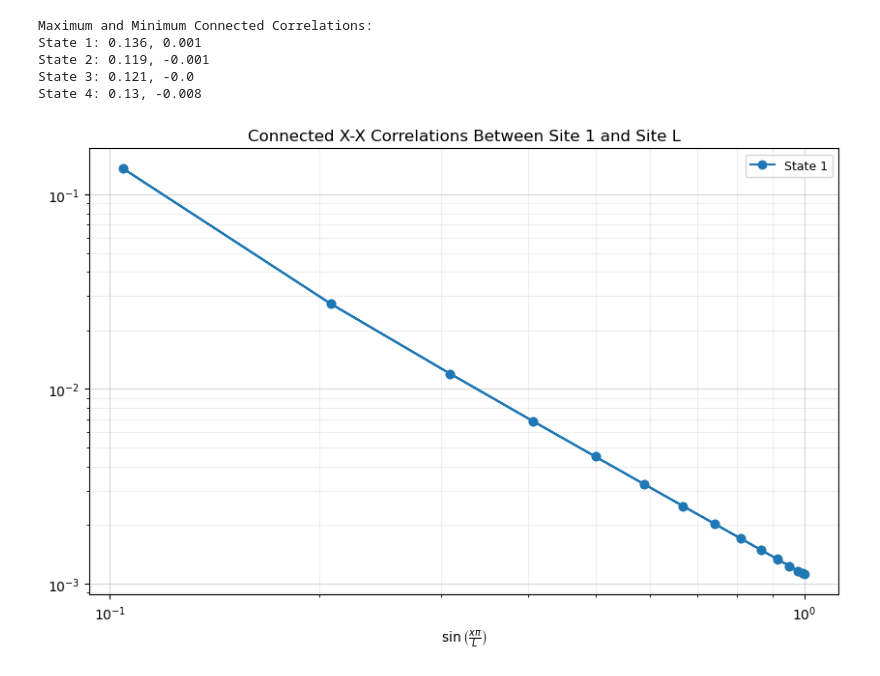
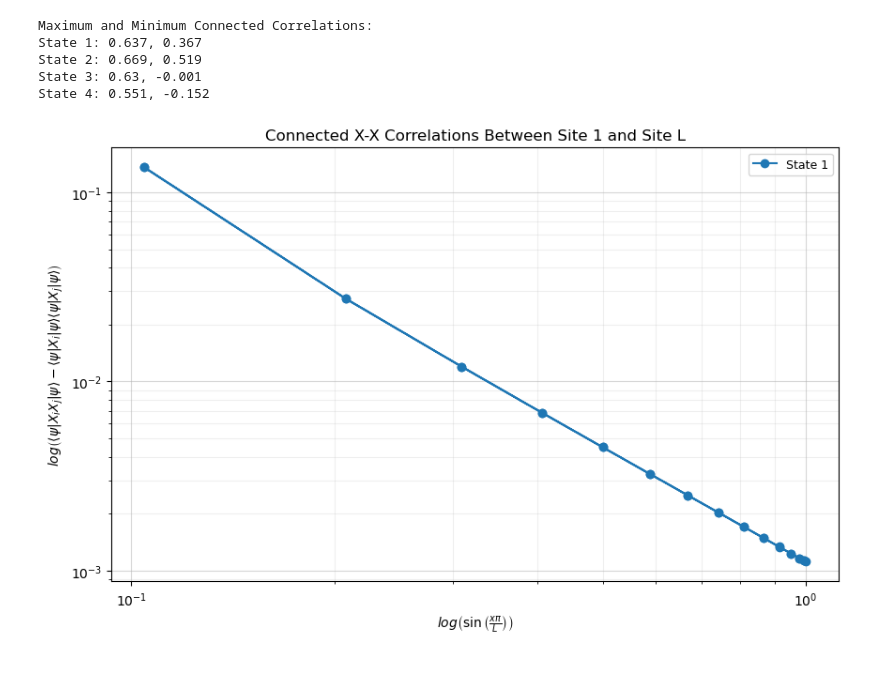
Before and after one commit to wholdhus/majorana_chain_dynamics, a Jupyter notebook: Majorana Chain Dynamics.ipynb, the cells around one changed output. Cells and saved outputs as stored; diff of their text form; code cells hidden in the pictures.

```diff
--- a/Majorana Chain Dynamics.ipynb
+++ b/Majorana Chain Dynamics.ipynb
@@ -159,5 +159,5 @@ After sweep 9 energy=-76.42928643163275  maxlinkdim=27 maxerr=9.99E-09 time=0.11
 # %%
-using PythonPlot
+using PythonPlot, LaTeXStrings
 
 # Clear variables
 ZZC = Vector{Matrix{ComplexF64}}(undef, R)
@@ -171,7 +171,7 @@ end
 
 # Get the real values of correlations
 for i in 1:R
-        real_ZZC[i] = real.(ZZC[i][1, 2:end])
+    real_ZZC[i] = real.(ZZC[i][1, 2:end])
 end
 
 figure(figsize=(10, 6))
@@ -179,12 +179,12 @@ figure(figsize=(10, 6))
 # Plot the Z-Z correlations for ground states
 for i in 1:R
     x[i] = collect(1:length(real_ZZC[i]))
-    plot(x[i], real_ZZC[i], marker="o", linestyle="-", linewidth=1.5,
-        label="State $(sorted_indices[i])")
+    plot(x[i], real_ZZC[i], marker="o", linestyle="-", linewidth=1.5, label="State $(sorted_indices[i])")
 end
 
 legend(fontsize=9)
-xlabel("Site L")
+xlabel(L"L")
+ylabel(L"⟨\psi|Z_iZ_j|\psi⟩")
 title("Z-Z Correlations Between Site 1 and Site L")
 grid(true, which="major", alpha=0.5)
 grid(true, which="minor", alpha=0.2)
@@ -205,5 +205,5 @@ State 4: 0.629, -0.419
 # %%
-using PythonPlot
+using PythonPlot, LaTeXStrings
 
 # Clear variables
 XXC = Vector{Matrix{ComplexF64}}(undef, R)
@@ -225,12 +225,12 @@ figure(figsize=(10, 6))
 # Plot the X-X correlations for ground states
 for i in 1:R
     x[i] = collect(1:length(real_XXC[i]))
-    plot(x[i], real_XXC[i], marker="o", linestyle="-", linewidth=1.5,
-        label="State $(sorted_indices[i])")
+    plot(x[i], real_XXC[i], marker="o", linestyle="-", linewidth=1.5, label="State $(sorted_indices[i])")
 end
 
 legend(fontsize=9)
-xlabel("Site L")
+xlabel(L"L")
+ylabel(L"⟨\psi|X_iX_j|\psi⟩")
 title("X-X Correlations Between Site 1 and Site L")
 grid(true, which="major", alpha=0.5)
 grid(true, which="minor", alpha=0.2)
@@ -351,42 +351,42 @@ for i in 1:R
 end
 
 figure(figsize=(10, 6))
 
 # Plot the connected X-X correlations
 if plot_toggle == true
     for i in 1:1
         x[i] = collect(1:length(XXCC[i]))
-        plot(sin.(x[i].*pi./L), XXCC[i], marker="o", linestyle="-", linewidth=1.5,
-            label="State $(sorted_indices[i])")
+        plot(sin.(x[i].*pi./L), XXCC[i], marker="o", linestyle="-", linewidth=1.5, label="State $(sorted_indices[i])")
     end
     # Log-log scale
     xscale("log")
     yscale("log")
-    xlabel(L"\sin{\left(\frac{x\pi}{L}\right)}")
+    xlabel(L"log\left(\sin{\left(\frac{x\pi}{L}\right)}\right)")
+    ylabel(L"log\left(⟨\psi|X_iX_j|\psi⟩-⟨\psi|X_i|\psi⟩⟨\psi|X_j|\psi⟩\right)")
 else
     for i in 1:R
         x[i] = collect(1:length(XXCC[i]))
-        plot(x[i], XXCC[i], marker="o", linestyle="-", linewidth=1.5,
-            label="State $(sorted_indices[i])")
+        plot(x[i], XXCC[i], marker="o", linestyle="-", linewidth=1.5, label="State $(sorted_indices[i])")
     end
-    xlabel("Site L")
+    xlabel(L"L")
+    ylabel(L"⟨\psi|X_iX_j|\psi⟩-⟨\psi|X_i|\psi⟩⟨\psi|X_j|\psi⟩")
 end
 
 legend(fontsize=9)
 title("Connected X-X Correlations Between Site 1 and Site L")
 grid(true, which="major", alpha=0.5)
 grid(true, which="minor", alpha=0.2)
 minorticks_on()
 
 # Print max and min values
 println("Maximum and Minimum Connected Correlations:")
 for i in 1:R
-    println("State $(sorted_indices[i]): $(round(maximum(XXCC[i]), digits=3)), $(round(minimum(XXCC[i]), digits=3))")
+    println("State $(sorted_indices[i]): $(round(maximum(ZZCC[i]), digits=3)), $(round(minimum(ZZCC[i]), digits=3))")
 end
 # %% [output]
 Maximum and Minimum Connected Correlations:
-State 1: 0.136, 0.001
-State 2: 0.119, -0.001
-State 3: 0.121, -0.0
-State 4: 0.13, -0.008
+State 1: 0.637, 0.367
+State 2: 0.669, 0.519
+State 3: 0.63, -0.001
+State 4: 0.551, -0.152
-[figure, old version]
+[figure, new version]
```
Also changed, not shown: parts of 4 cells of this notebook.
